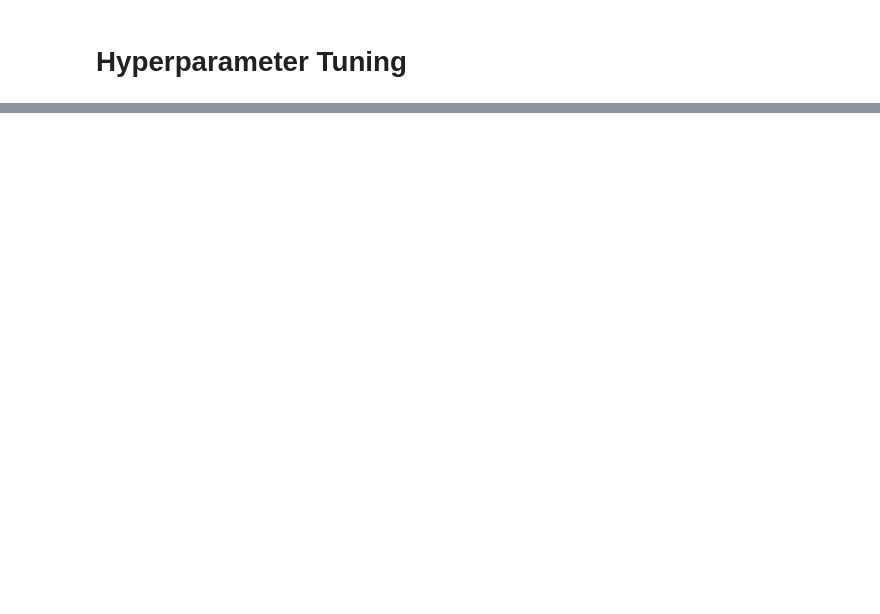
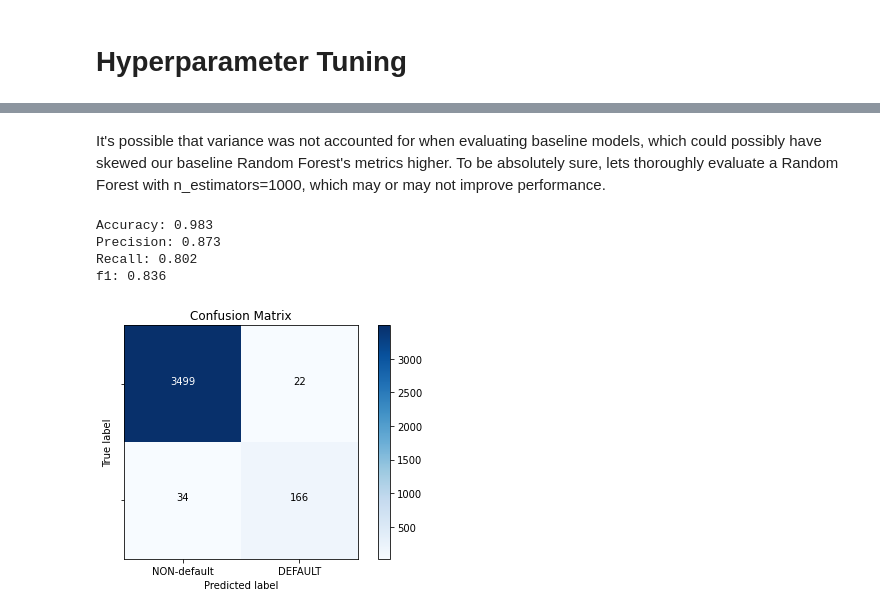
Before and after one commit to CroissantAhhh/NintendoTweets, a Jupyter notebook: Documents/Capstone3/NintendoTweetsModeling.ipynb, the cells around one changed output, grey strips where cells are left out. Drawn from its saved outputs; the diff is of its cells as text; code cells hidden in the pictures; blank space fills up the shorter version.

```diff
--- a/Documents/Capstone3/NintendoTweetsModeling.ipynb
+++ b/Documents/Capstone3/NintendoTweetsModeling.ipynb
@@ -473,0 +660,19 @@ smashsampletest.shape
+# %% [markdown]
+It's possible that variance was not accounted for when evaluating baseline models, which could possibly have skewed our baseline Random Forest's metrics higher. To be absolutely sure, lets thoroughly evaluate a Random Forest with n_estimators=1000, which may or may not improve performance.
+# %%
+# Mario Party's best performing model, with hyperparameters tuned
+
+partymodel = RandomForestClassifier(n_estimators=1000)
+partymodel.fit(Xtr3, ytr3)
+
+ypred = partymodel.predict(Xte3)
+plot_cm(yte3,ypred)
+
+cv_results = cross_validate(partymodel, Xtr3, ytr3, cv=5, scoring=('accuracy', 'precision', 'recall', 'f1'))
+printAverage(cv_results)
+# %% [output]
+Accuracy: 0.983
+Precision: 0.873
+Recall: 0.802
+f1: 0.836
+[figure, added]
```
Also changed, not shown: parts of 84 cells of this notebook, 8 other files.
